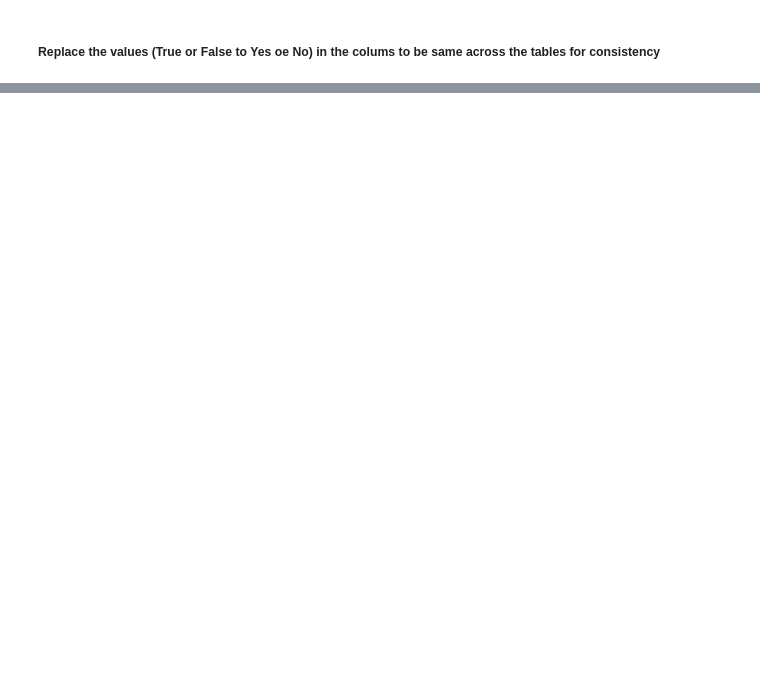
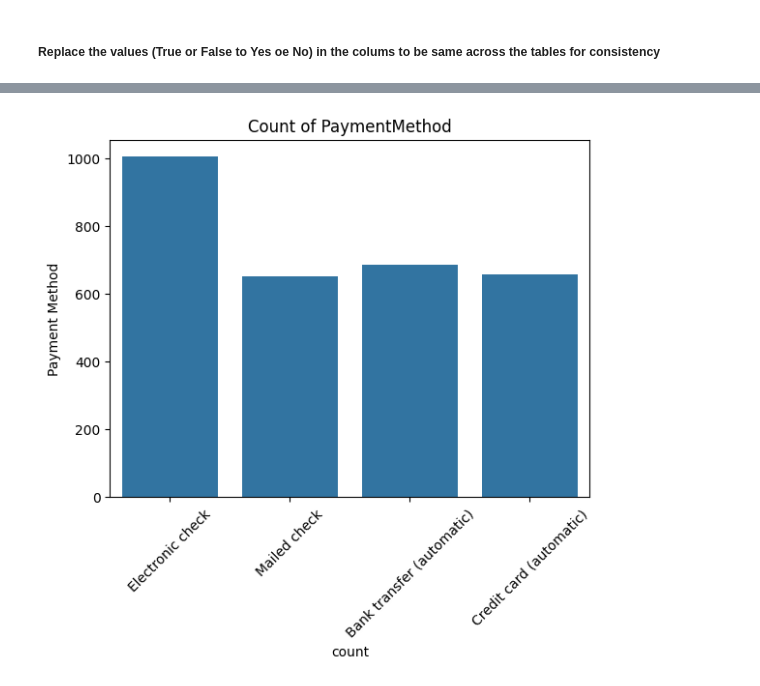
Before and after one commit to Omooyeni/Telco-Customer-churn-prediction-, a Jupyter notebook: notebook/main.ipynb, the cells around one changed output, grey strips where cells are left out. Drawn from its saved outputs; the diff is of its cells as text; code cells hidden in the pictures; blank space fills up the shorter version.

```diff
--- a/notebook/main.ipynb
+++ b/notebook/main.ipynb
@@ -265,0 +354,11 @@ dtype: int64
+# %%
+# Count of each PaymentMethod.
+
+sns.countplot(x='PaymentMethod', data=df)
+plt.title('Count of PaymentMethod')
+plt.xlabel('count')
+plt.ylabel('Payment Method')
+plt.xticks(rotation=45)
+plt.show()
+# %% [output]
+[figure, added]
```
Also changed, not shown: parts of 31 cells of this notebook.
